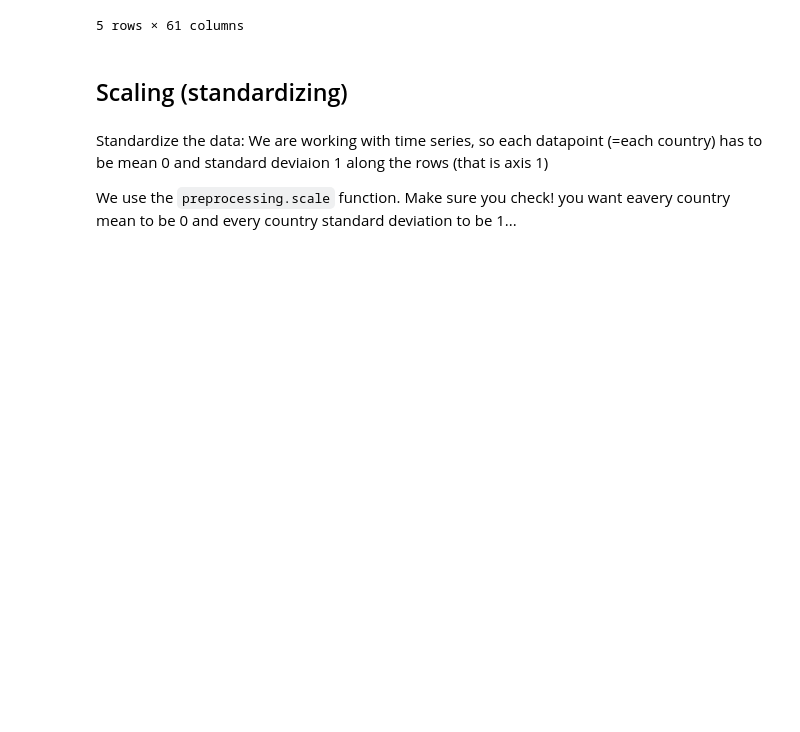
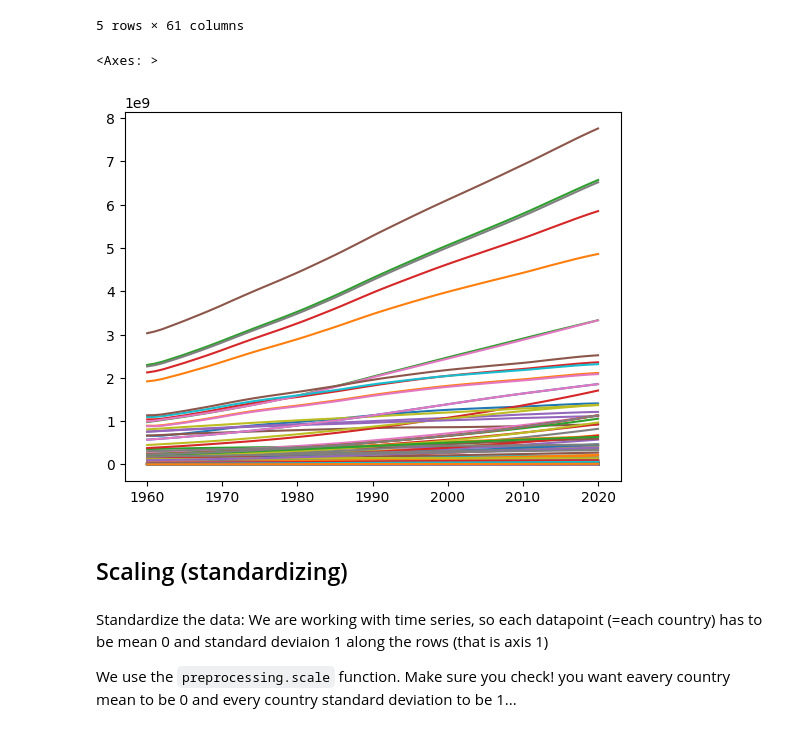
Before and after one commit to carlottaviappiani/MLPNS_CV, a Jupyter notebook: my_TimeSeriesClustering_instructions.ipynb, the cells around one changed output. Saved outputs shown, nothing was run; the diff lists cells and outputs as text; code cells hidden in the pictures; blank space fills up the shorter version.

```diff
--- a/my_TimeSeriesClustering_instructions.ipynb
+++ b/my_TimeSeriesClustering_instructions.ipynb
@@ -138,6 +138,11 @@ pop_df_clean.tail()
 | Zambia | 3070780.0 | 3164330.0 | 3260645.0 | 3360099.0 | 3463211.0 | 3570466.0 | 3681953.0 | 3797877.0 | 3918872.0 | 4045740.0 | ... |
 | Zimbabwe | 3776679.0 | 3905038.0 | 4039209.0 | 4178726.0 | 4322854.0 | 4471178.0 | 4623340.0 | 4779825.0 | 4941901.0 | 5111326.0 | ... |
 5 rows × 61 columns
+# %%
+pop_df_clean.T.plot(legend=False)
+# %% [output]
+<Axes: >
+[figure, added]
 # %% [markdown]
 ## Scaling (standardizing)
 # %% [markdown]
```
Also changed, not shown: parts of 15 cells of this notebook.
